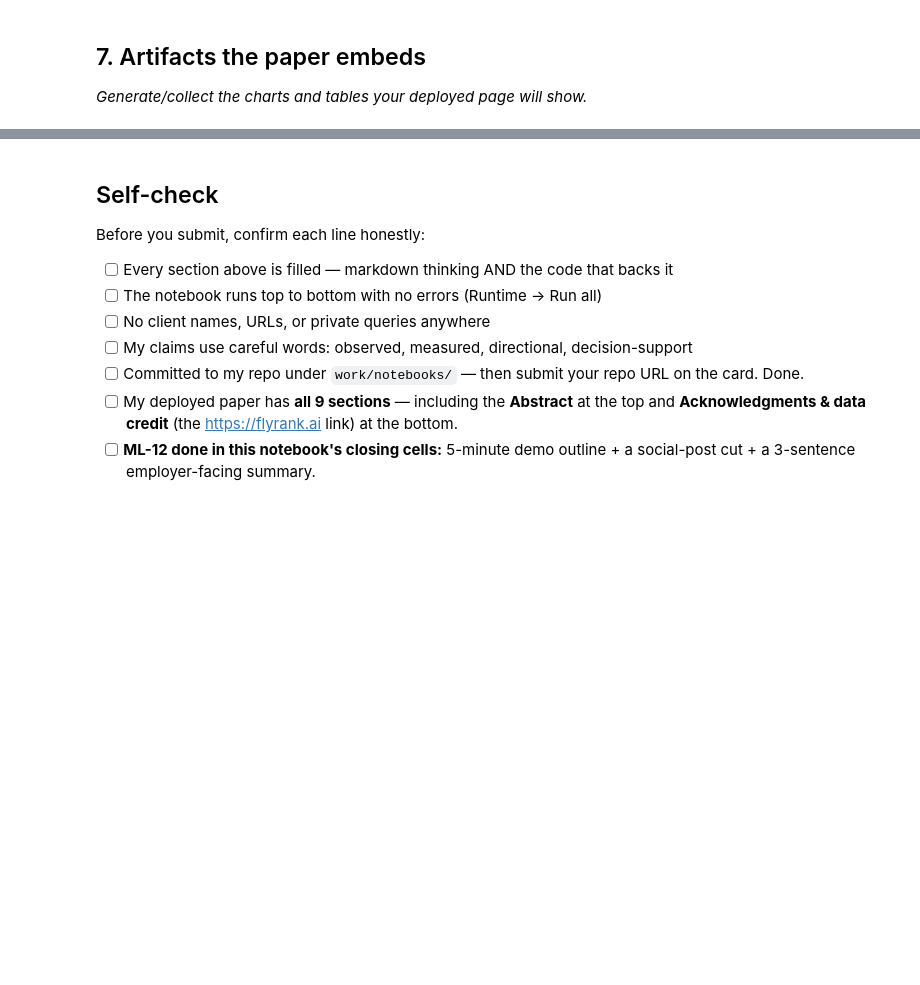
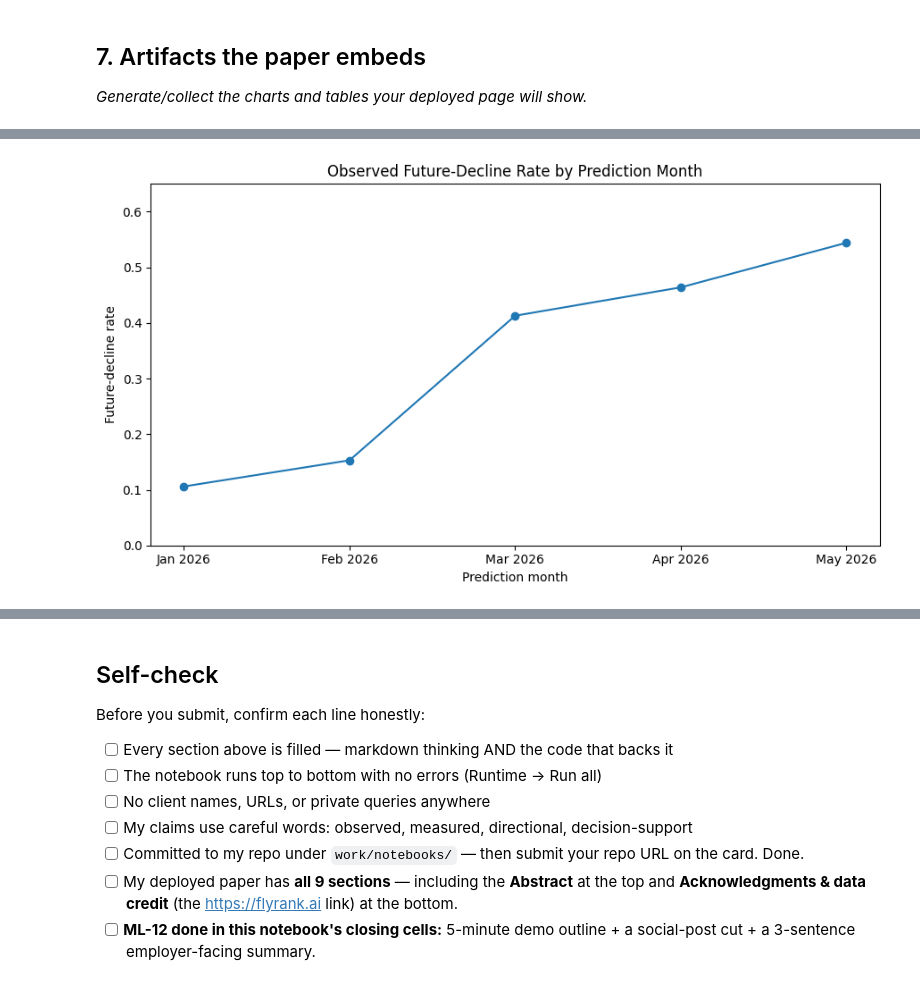
Before and after one commit to MuhammadTalha-pk/ML-Internship-Task1, a Jupyter notebook: work/notebooks/capstone.ipynb, the cells around one changed output, grey strips where cells are left out. Saved outputs shown, nothing was run; the diff lists cells and outputs as text; code cells hidden in the pictures; blank space fills up the shorter version.

```diff
--- a/work/notebooks/capstone.ipynb
+++ b/work/notebooks/capstone.ipynb
@@ -36,0 +1676,82 @@ This skeleton is yours to fill. Work the sections **in order** — each one has
+# %%
+# ---------------------------------------------------------
+# Figure 3 — Future-decline prevalence over time
+# ---------------------------------------------------------
+
+temporal_rates = (
+    development_summary[
+        [
+            "prediction_month",
+            "decline_rate"
+        ]
+    ]
+    .copy()
+)
+
+sealed_rate_row = pd.DataFrame({
+    "prediction_month": [
+        pd.Timestamp("2026-05-01")
+    ],
+    "decline_rate": [
+        float(y_test.mean())
+    ]
+})
+
+temporal_rates = pd.concat(
+    [
+        temporal_rates,
+        sealed_rate_row
+    ],
+    ignore_index=True
+)
+
+temporal_rates = (
+    temporal_rates
+    .sort_values("prediction_month")
+)
+
+temporal_rates["month_label"] = (
+    temporal_rates["prediction_month"]
+    .dt.strftime("%b 2026")
+)
+
+plt.figure(figsize=(9, 5))
+
+plt.plot(
+    temporal_rates["month_label"],
+    temporal_rates["decline_rate"],
+    marker="o"
+)
+
+plt.title(
+    "Observed Future-Decline Rate by Prediction Month"
+)
+plt.xlabel("Prediction month")
+plt.ylabel("Future-decline rate")
+plt.ylim(0, 0.65)
+
+plt.tight_layout()
+
+fig3_path = (
+    f"{FIGURE_DIR}/"
+    "decline_rate_over_time.png"
+)
+
+plt.savefig(
+    fig3_path,
+    dpi=180,
+    bbox_inches="tight"
+)
+
+plt.show()
+
+print("Saved:", fig3_path)
+
+temporal_rates[
+    [
+        "prediction_month",
+        "decline_rate"
+    ]
+]
+# %% [output]
+[figure, added]
```
Also changed, not shown: parts of 44 cells of this notebook.
